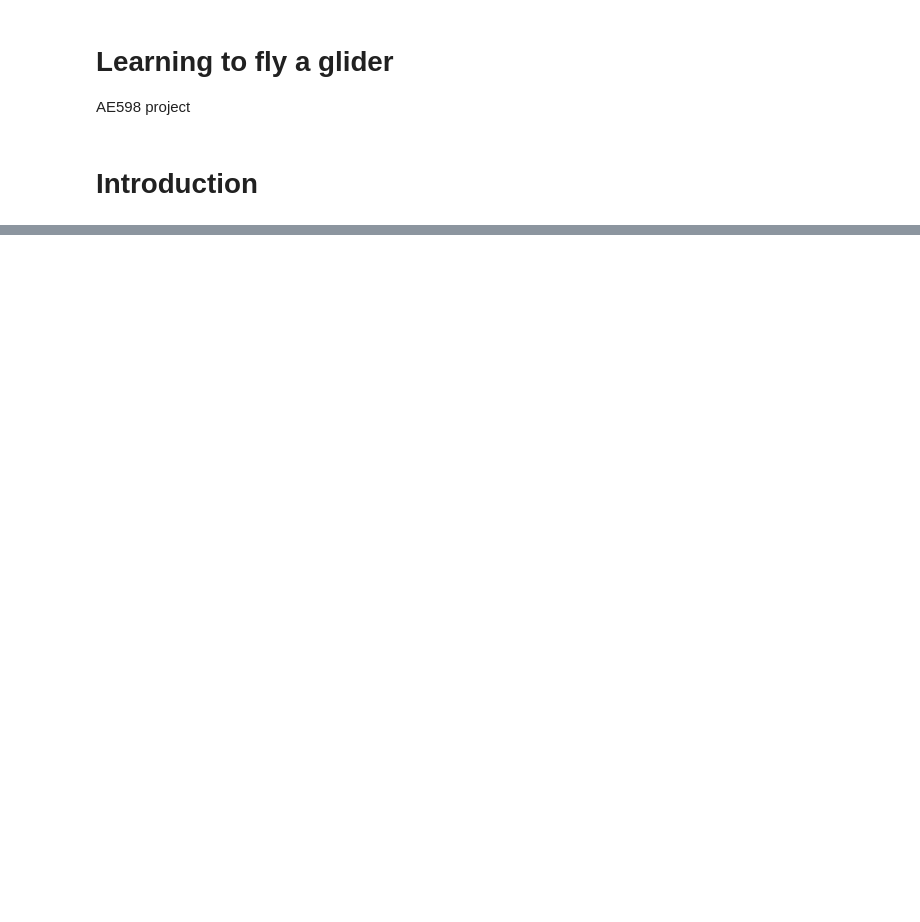
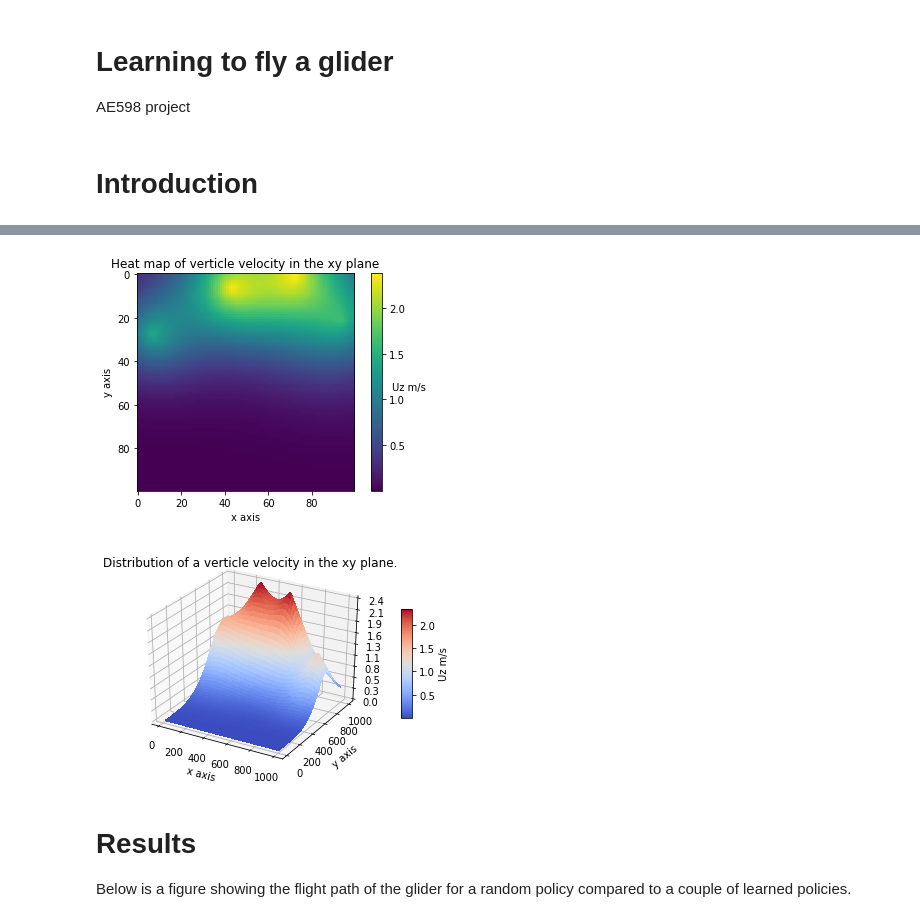
Before and after one commit to alex-faustino/rl-sandbox, a Jupyter notebook: project/alkurdi2/Project.ipynb, the cells around one changed output, grey strips where cells are left out. Saved outputs shown, nothing was run; the diff lists cells and outputs as text; code cells hidden in the pictures; blank space fills up the shorter version.

```diff
--- a/project/alkurdi2/Project.ipynb
+++ b/project/alkurdi2/Project.ipynb
@@ -10,3 +52,62 @@ AE598 project
+# %%
+import abdulgym
+import numpy as np
+env = abdulgym.make('Gliderbot-v0')
+env.reset()
+from collections import namedtuple
+import matplotlib.pyplot as plt
+tupler = namedtuple("a", ['x','y'])
+t= 1
+delta = 1 # how many data points per meter of each direction
+chunk = 10
+dim = env.max_x*delta // chunk
+v = np.zeros([t, dim, dim])
+heading = 0
+# %%
+#     env.step() <-- return digit_state, self.state , reward, [w_left, w_right]
+plt.imshow(v[0])
+plt.title('Heat map of verticle velocity in the xy plane')
+plt.xlabel('x axis')
+plt.ylabel('y axis')
+plt.colorbar().set_label('Uz m/s', rotation=0)
+plt.show()
+from mpl_toolkits.mplot3d import Axes3D
+import matplotlib.pyplot as plt
+from matplotlib import cm
+from matplotlib.ticker import LinearLocator, FormatStrFormatter
+import numpy as np
+import matplotlib.animation as animation
+
+
+fig = plt.figure()
+
+ax = fig.gca(projection='3d')
+
+# Make data.
+X = np.arange(1000, 0, -10)
+Y = np.arange(1000, 0, -10)
+X, Y = np.meshgrid(X, Y)
+Z = v[0]
+
+# Plot the surface.
+surf = ax.plot_surface(X, Y, Z, cmap=cm.coolwarm,
+                       linewidth=0, antialiased=False)
+
+# Customize the z axis.
+ax.zaxis.set_major_locator(LinearLocator(10))
+ax.zaxis.set_major_formatter(FormatStrFormatter('%.01f'))
+
+fig.colorbar(surf, shrink=0.5, aspect=10).set_label('Uz m/s')
+plt.xlabel('x axis')
+plt.ylabel('y axis')
+plt.title('Distribution of a verticle velocity in the xy plane.')
+plt.show()
+# %% [output]
+[figure, added]
+[figure, added]
+# %% [markdown]
+# Results
+Below is a figure showing the flight path of the glider for a random policy compared to a couple of learned policies.
 # %%
 import numpy as np
 import matplotlib.pyplot as plt
```
Also changed, not shown: parts of 18 cells of this notebook, 2 other files.
